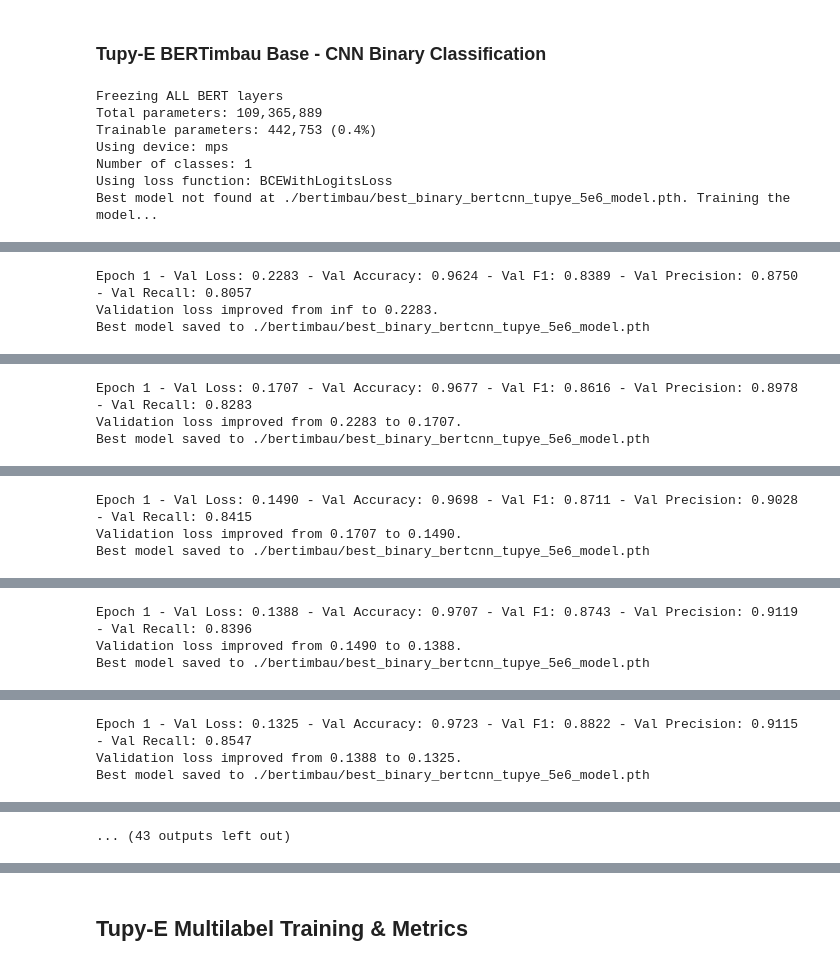
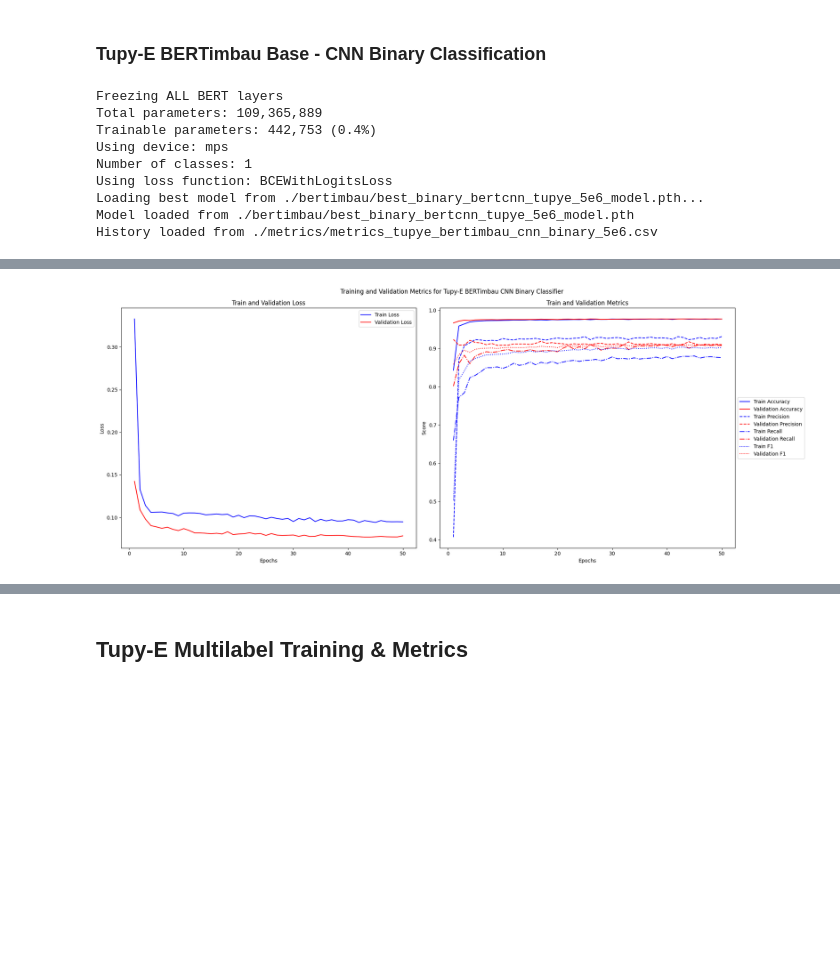
Before and after one commit to silveriorj/hate-speech-detection, a Jupyter notebook: bert-mcnn.ipynb, the cells around one changed output, grey strips where cells are left out. Cells and saved outputs as stored; diff of their text form; code cells hidden in the pictures; blank space fills up the shorter version.

```diff
--- a/bert-mcnn.ipynb
+++ b/bert-mcnn.ipynb
@@ -1422,7 +1171,7 @@ Epoch 6 - Train Loss: 0.9926 - Train Accuracy: 0.5661 - Train F1: 0.5645 - Train
 ## Tupy-E Binary Training & Metrics
 # %%
 bertimbau_base_tokenizer = AutoTokenizer.from_pretrained(BERT_MODELS['tupye_binary_bert_base'])
-tupye_binary_dataloader, TUPYE_BINARY_CLASSES, tupye_binary_dataset = load_dataset(bertimbau_base_tokenizer, max_length=80, batch_size=16, multi_label=False, num_workers=4, dataset=TUPYE_SPLITS)
+tupye_binary_dataloader, TUPYE_BINARY_CLASSES, tupye_binary_dataset = load_dataset(bertimbau_base_tokenizer, max_length=224, batch_size=8, multi_label=False, num_workers=4, dataset=TUPYE_SPLITS)
 print(f"Tupy-E Binary Train Dataset Size: {len(tupye_binary_dataloader['train'].dataset)}")
 
 # Initialize the BERTImbau model for binary classification
@@ -1476,7 +1225,7 @@ else:
     tupye_bertimbau_cnn_binary_trainer.fit()
     tupye_bertimbau_cnn_binary_trainer.save_metrics_history(os.path.join('./metrics', 'metrics_tupye_bertimbau_cnn_binary_5e6.csv'))
 
-history = tupye_bertimbau_cnn_binary_trainer.evaluate(testing=True)
+history = tupye_bertimbau_cnn_binary_trainer.test()
 print(f'Test loss: {history["loss"]} accuracy: {history["accuracy"]} precision: {history["precision"]} recall: {history["recall"]} f1: {history["f1"]}')
 
 tupye_bertimbau_cnn_binary_trainer.plot_metrics(title="Training and Validation Metrics for Tupy-E BERTimbau CNN Binary Classifier")
@@ -1492,4 +1241,6 @@ Trainable parameters: 442,753 (0.4%)
 Using device: mps
 Number of classes: 1
 Using loss function: BCEWithLogitsLoss
-Best model not found at ./bertimbau/best_binary_bertcnn_tupye_5e6_model.pth. Training the model...
+Loading best model from ./bertimbau/best_binary_bertcnn_tupye_5e6_model.pth...
+Model loaded from ./bertimbau/best_binary_bertcnn_tupye_5e6_model.pth
+History loaded from ./metrics/metrics_tupye_bertimbau_cnn_binary_5e6.csv
@@ -1497,3 +1247,0 @@ Epoch 1 - Train Loss: 0.2297 - Train Accuracy: 0.9262 - Train F1: 0.6187 - Train
-Epoch 1 - Val Loss: 0.2283 - Val Accuracy: 0.9624 - Val F1: 0.8389 - Val Precision: 0.8750 - Val Recall: 0.8057
-Validation loss improved from inf to 0.2283.
-Best model saved to ./bertimbau/best_binary_bertcnn_tupye_5e6_model.pth
@@ -1501,3 +1247,0 @@ Epoch 2 - Train Loss: 0.1442 - Train Accuracy: 0.9531 - Train F1: 0.7944 - Train
-Epoch 1 - Val Loss: 0.1707 - Val Accuracy: 0.9677 - Val F1: 0.8616 - Val Precision: 0.8978 - Val Recall: 0.8283
-Validation loss improved from 0.2283 to 0.1707.
-Best model saved to ./bertimbau/best_binary_bertcnn_tupye_5e6_model.pth
@@ -1505,3 +1247,0 @@ Epoch 3 - Train Loss: 0.1348 - Train Accuracy: 0.9557 - Train F1: 0.8056 - Train
-Epoch 1 - Val Loss: 0.1490 - Val Accuracy: 0.9698 - Val F1: 0.8711 - Val Precision: 0.9028 - Val Recall: 0.8415
-Validation loss improved from 0.1707 to 0.1490.
-Best model saved to ./bertimbau/best_binary_bertcnn_tupye_5e6_model.pth
@@ -1509,3 +1247,0 @@ Epoch 4 - Train Loss: 0.1310 - Train Accuracy: 0.9563 - Train F1: 0.8074 - Train
-Epoch 1 - Val Loss: 0.1388 - Val Accuracy: 0.9707 - Val F1: 0.8743 - Val Precision: 0.9119 - Val Recall: 0.8396
-Validation loss improved from 0.1490 to 0.1388.
-Best model saved to ./bertimbau/best_binary_bertcnn_tupye_5e6_model.pth
@@ -1513,3 +1247,0 @@ Epoch 5 - Train Loss: 0.1281 - Train Accuracy: 0.9577 - Train F1: 0.8134 - Train
-Epoch 1 - Val Loss: 0.1325 - Val Accuracy: 0.9723 - Val F1: 0.8822 - Val Precision: 0.9115 - Val Recall: 0.8547
-Validation loss improved from 0.1388 to 0.1325.
-Best model saved to ./bertimbau/best_binary_bertcnn_tupye_5e6_model.pth
@@ -1517 +1248 @@ Epoch 6 - Train Loss: 0.1283 - Train Accuracy: 0.9579 - Train F1: 0.8154 - Train
-... (43 outputs left out)
+[figure, added]
```
Also changed, not shown: parts of 27 cells of this notebook, 24 other files.
